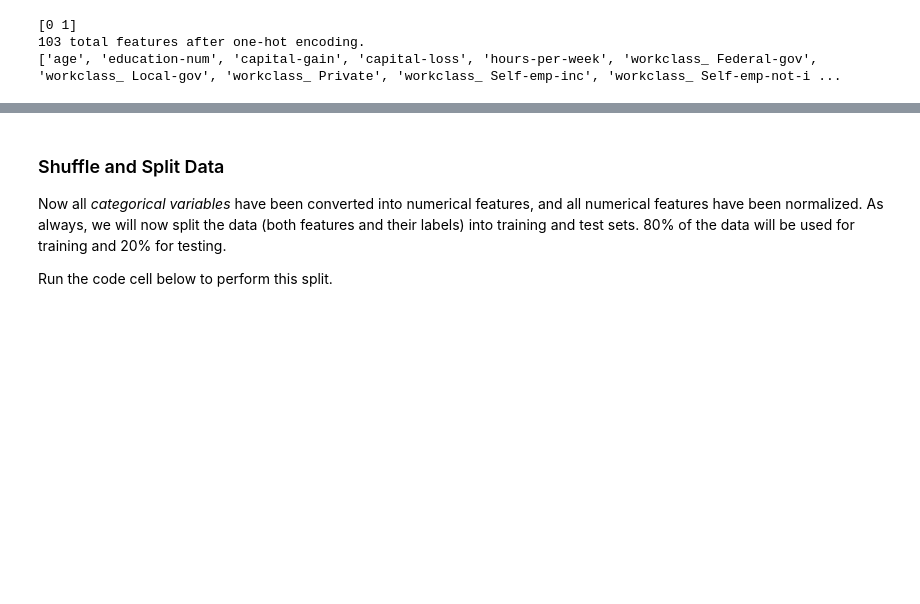
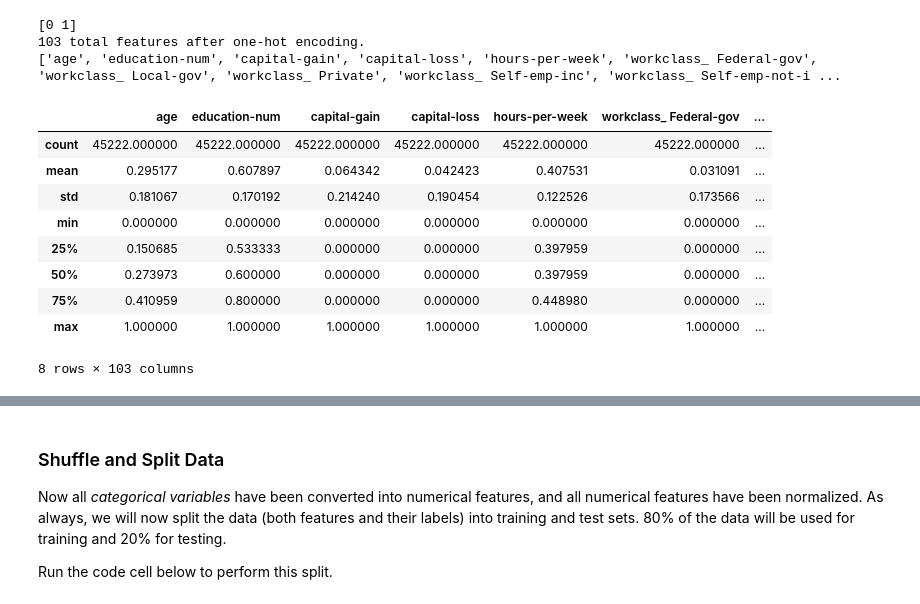
Before and after one commit to rolly9992/U_py_nano_project1, a Jupyter notebook: finding_donors.ipynb, the cells around one changed output, grey strips where cells are left out. Drawn from its saved outputs; the diff is of its cells as text; code cells hidden in the pictures; blank space fills up the shorter version.

```diff
--- a/finding_donors.ipynb
+++ b/finding_donors.ipynb
@@ -189,3 +196,16 @@ print(encoded)
 [0 1]
 103 total features after one-hot encoding.
 ['age', 'education-num', 'capital-gain', 'capital-loss', 'hours-per-week', 'workclass_ Federal-gov', 'workclass_ Local-gov', 'workclass_ Private', 'workclass_ Self-emp-inc', 'workclass_ Self-emp-not-i ...
+# %%
+features_final.describe()
+# %% [output]
+|  | age | education-num | capital-gain | capital-loss | hours-per-week | workclass_ Federal-gov | ... |
+| count | 45222.000000 | 45222.000000 | 45222.000000 | 45222.000000 | 45222.000000 | 45222.000000 | ... |
+| mean | 0.295177 | 0.607897 | 0.064342 | 0.042423 | 0.407531 | 0.031091 | ... |
+| std | 0.181067 | 0.170192 | 0.214240 | 0.190454 | 0.122526 | 0.173566 | ... |
+| min | 0.000000 | 0.000000 | 0.000000 | 0.000000 | 0.000000 | 0.000000 | ... |
+| 25% | 0.150685 | 0.533333 | 0.000000 | 0.000000 | 0.397959 | 0.000000 | ... |
+| 50% | 0.273973 | 0.600000 | 0.000000 | 0.000000 | 0.397959 | 0.000000 | ... |
+| 75% | 0.410959 | 0.800000 | 0.000000 | 0.000000 | 0.448980 | 0.000000 | ... |
+| max | 1.000000 | 1.000000 | 1.000000 | 1.000000 | 1.000000 | 1.000000 | ... |
+8 rows × 103 columns
```
Also changed, not shown: parts of 9 cells of this notebook, 6 other files.
